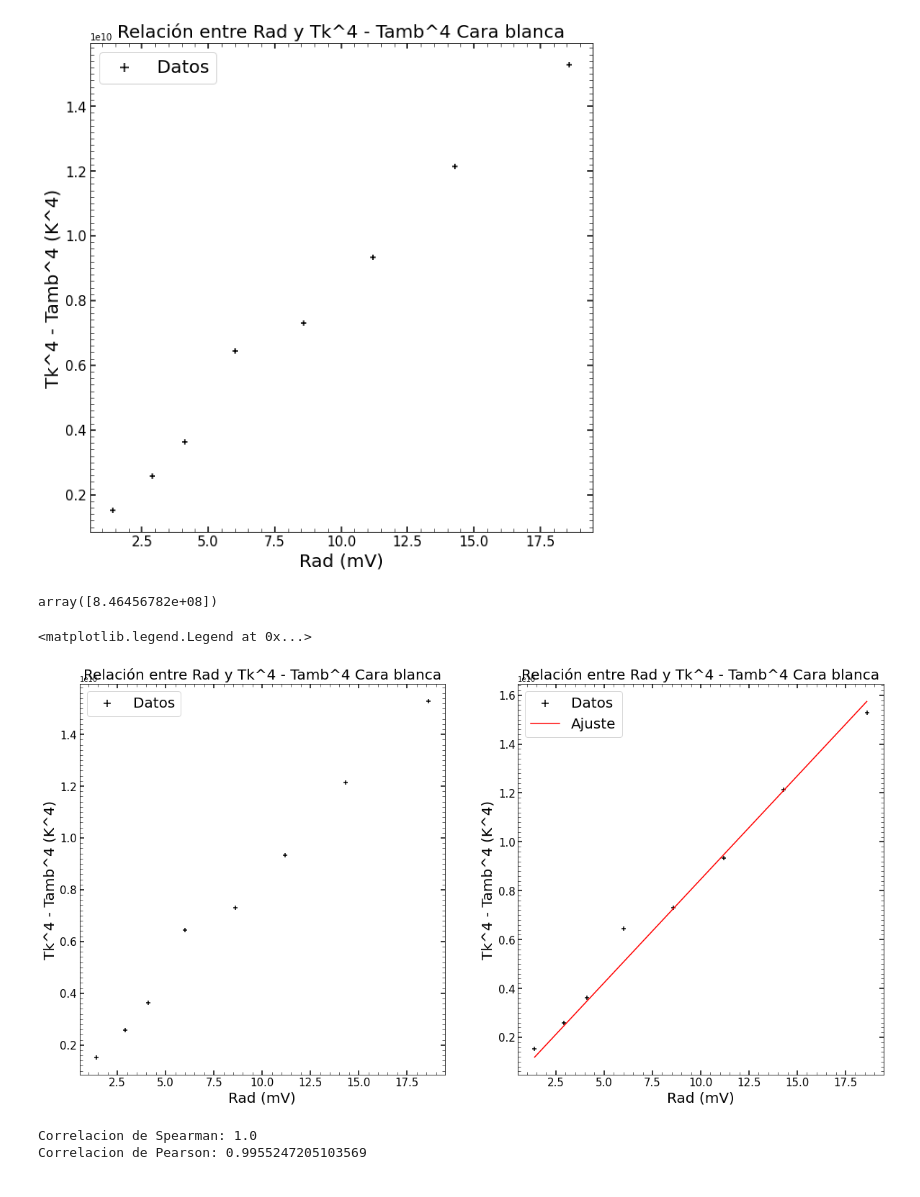
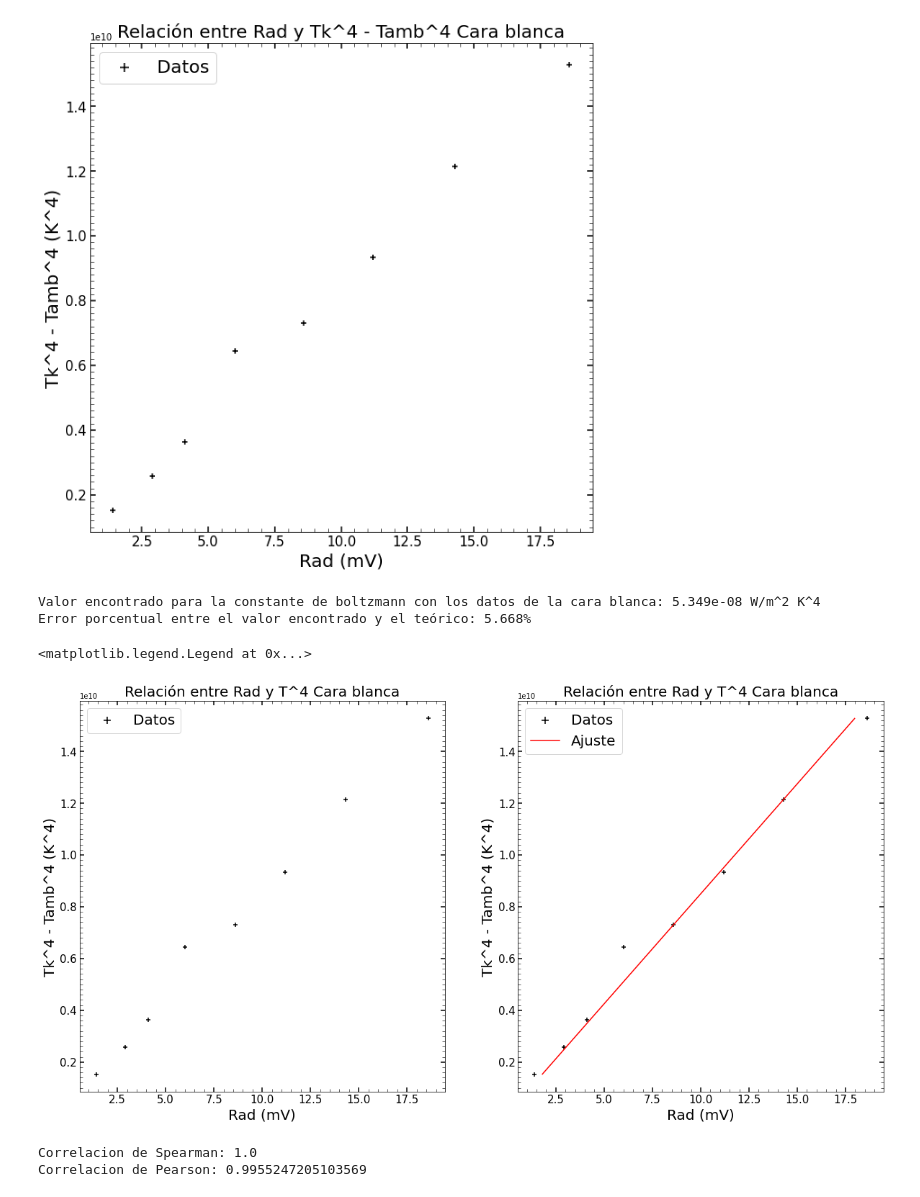
Before and after one commit to ojedarcelo/termocodigos, a Jupyter notebook: Lab5Termo/lab5.ipynb, the cells around one changed output. Cells and saved outputs as stored; diff of their text form; code cells hidden in the pictures.

```diff
--- a/Lab5Termo/lab5.ipynb
+++ b/Lab5Termo/lab5.ipynb
@@ -207,9 +208,9 @@ ax.legend(fontsize=20, markerscale=2)
 <matplotlib.legend.Legend at 0x...>
 [figure]
 # %%
-def ajuste_recta_cn(rad, S):
-    return S * rad
+def ajuste_recta(T4, S):
+    return S * T4
 
-ajuste_cn, _ = curve_fit(ajuste_recta_cn, datos_cara_negra['Rad'], datos_cara_negra['Tk^4 - Tamb^4'])
+ajuste_cn, _ = curve_fit(ajuste_recta, datos_cara_negra['Tk^4 - Tamb^4'], datos_cara_negra['Rad'])
 ajuste_cn
 # %% [output]
@@ -217,4 +235,4 @@ array([8.10287141e+08])
 # %%
-def recta_cn(rad, ajuste):
-    return ajuste * rad
+def recta(T4, ajuste):
+    return ajuste * T4
 # %%
@@ -330,43 +348,47 @@ ax.legend(fontsize=20, markerscale=2)
 # %% [output]
 <matplotlib.legend.Legend at 0x...>
 [figure]
-# %%
-def ajuste_recta_cb(rad, S):
-    return S * rad
-
-ajuste_cb, _ = curve_fit(ajuste_recta_cb, datos_cara_blanca['Rad'], datos_cara_blanca['Tk^4 - Tamb^4'])
-ajuste_cb
-# %% [output]
-array([8.46456782e+08])
+# %%
+ajuste_cb, _ = curve_fit(ajuste_recta, datos_cara_blanca['Tk^4 - Tamb^4'], datos_cara_blanca['Rad'])
+ajuste_cb
+
+print('Valor encontrado para la constante de boltzmann con los datos de la cara blanca: {} W/m^2 K^4'.format(
+    boltzmann_mv_w(ajuste_cb)[0]))
+print('Error porcentual entre el valor encontrado y el teórico: {}%'.format(
+    round(error_boltzmann_exp_teo(boltzmann_mv_w(ajuste_cb), const.sigma_sb.value)[0], 3)
+))
+# %% [output]
+Valor encontrado para la constante de boltzmann con los datos de la cara blanca: 5.349e-08 W/m^2 K^4
+Error porcentual entre el valor encontrado y el teórico: 5.668%
 # %%
-rad_linspace = np.linspace(min(datos_cara_blanca['Rad']), max(datos_cara_blanca['Rad']), 100)
+temp_linspace = np.linspace(min(datos_cara_blanca['Tk^4 - Tamb^4']), max(datos_cara_blanca['Tk^4 - Tamb^4']), 100)
 
 fig, (ax, ax2) = plt.subplots(1, 2, figsize=(20,10))
 ax.scatter(datos_cara_blanca['Rad'], datos_cara_blanca['Tk^4 - Tamb^4'], marker='+', color='black', s=30, label='Datos')
-ax.set_title('Relación entre Rad y Tk^4 - Tamb^4 Cara blanca', fontsize=20)
+ax.set_title('Relación entre Rad y T^4 Cara blanca', fontsize=20)
 ax.set_xlabel('Rad (mV)', fontsize=20)
 ax.set_ylabel('Tk^4 - Tamb^4 (K^4)', fontsize=20)
 ax.tick_params(axis='both', labelsize=15, direction='in', right=True, top=True,
               length=6, width=1.5, grid_color='black', grid_alpha=1)
 
 ax.xaxis.set_minor_locator(MultipleLocator(0.5))
 ax.yaxis.set_minor_locator(MultipleLocator(200000000))
 ax.tick_params(which='minor', length=4, color='black', direction='in', top=True, right=True)
 ax.legend(fontsize=20, markerscale=2)
 
 ax2.scatter(datos_cara_blanca['Rad'], datos_cara_blanca['Tk^4 - Tamb^4'], marker='+', color='black', s=30, label='Datos')
-ax2.plot(rad_linspace, recta_cn(rad_linspace, ajuste_cb),c='red', label='Ajuste')
-ax2.set_title('Relación entre Rad y Tk^4 - Tamb^4 Cara blanca', fontsize=20)
+ax2.plot(recta(temp_linspace, ajuste_cb), temp_linspace,c='red', label='Ajuste')
+ax2.set_title('Relación entre Rad y T^4 Cara blanca', fontsize=20)
 ax2.set_xlabel('Rad (mV)', fontsize=20)
 ax2.set_ylabel('Tk^4 - Tamb^4 (K^4)', fontsize=20)
 ax2.tick_params(axis='both', labelsize=15, direction='in', right=True, top=True,
               length=6, width=1.5, grid_color='black', grid_alpha=1)
 
 ax2.xaxis.set_minor_locator(MultipleLocator(0.5))
 ax2.yaxis.set_minor_locator(MultipleLocator(200000000))
 ax2.tick_params(which='minor', length=4, color='black', direction='in', top=True, right=True)
 ax2.legend(fontsize=20, markerscale=2)
 # %% [output]
 <matplotlib.legend.Legend at 0x...>
-[figure, old version]
+[figure, new version]
 # %%
```
Also changed, not shown: parts of 7 cells of this notebook.
